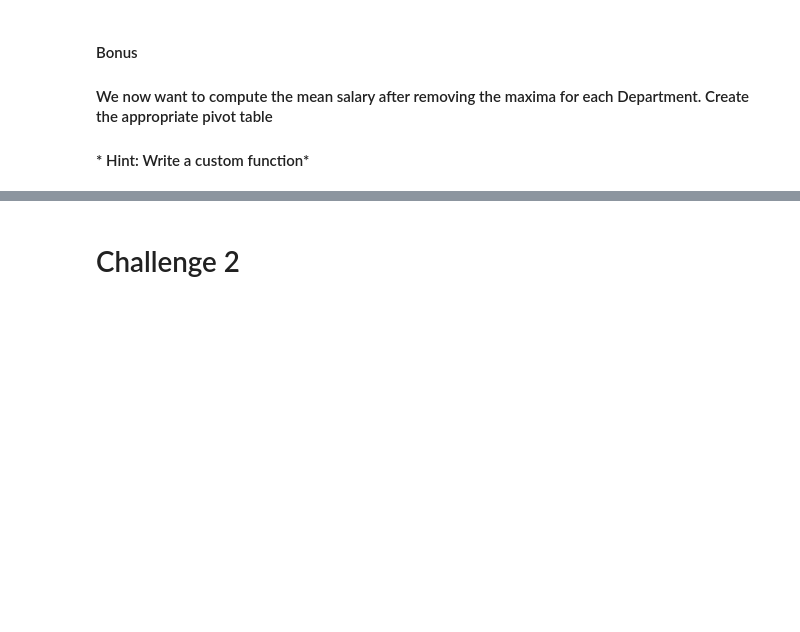
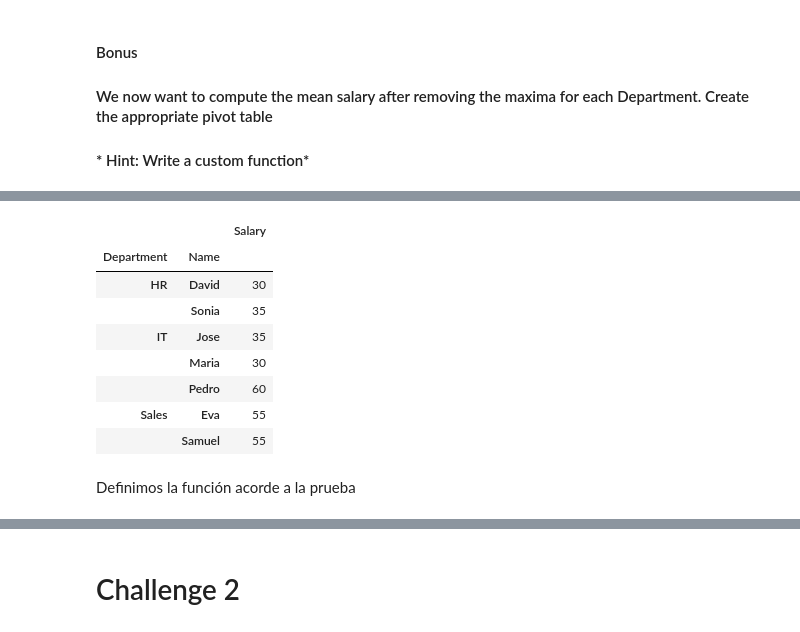
Before and after one commit to JavierLuna/data-labs, a Jupyter notebook: module-2/lab-pivot-table-and-correlation/your_code/main.ipynb, the cells around one changed output, grey strips where cells are left out. Saved outputs shown, nothing was run; the diff lists cells and outputs as text; code cells hidden in the pictures; blank space fills up the shorter version.

```diff
--- a/module-2/lab-pivot-table-and-correlation/your_code/main.ipynb
+++ b/module-2/lab-pivot-table-and-correlation/your_code/main.ipynb
@@ -206,0 +206,3 @@ employee.pivot_table(index=['Department', 'Title'], \
+# %%
+pepe = employee.pivot_table(index=['Department', 'Name'],  values=['Salary'])
+pepe.head()
@@ -206,0 +217,15 @@ employee.pivot_table(index=['Department', 'Title'], \
+# %%
+pepe = pepe.drop(pepe[pepe['Salary'] == pepe['Salary'].max()].index)
+pepe
+# %% [output]
+|  |  | Salary |
+| Department | Name |  |
+| HR | David | 30 |
+|  | Sonia | 35 |
+| IT | Jose | 35 |
+|  | Maria | 30 |
+|  | Pedro | 60 |
+| Sales | Eva | 55 |
+|  | Samuel | 55 |
+# %% [markdown]
+Definimos la función acorde a la prueba
```
Also changed, not shown: parts of 7 cells of this notebook.
